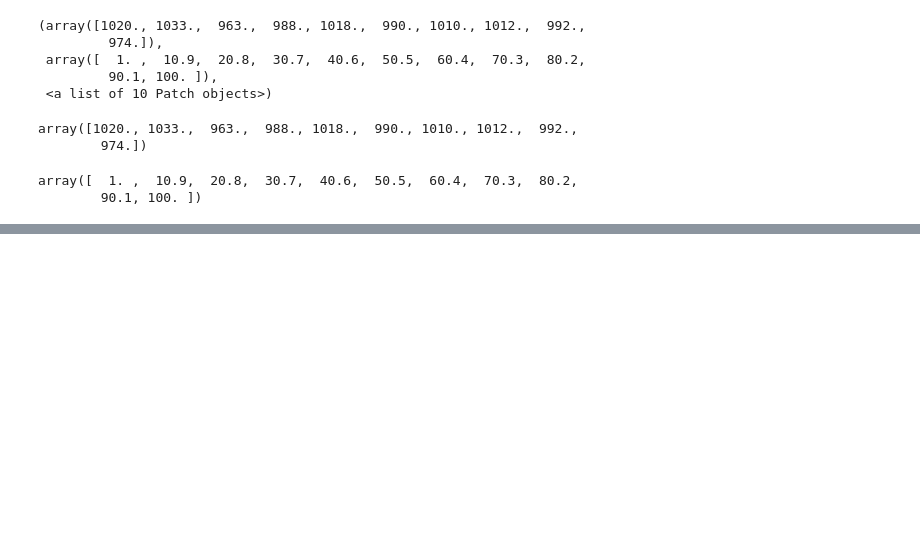
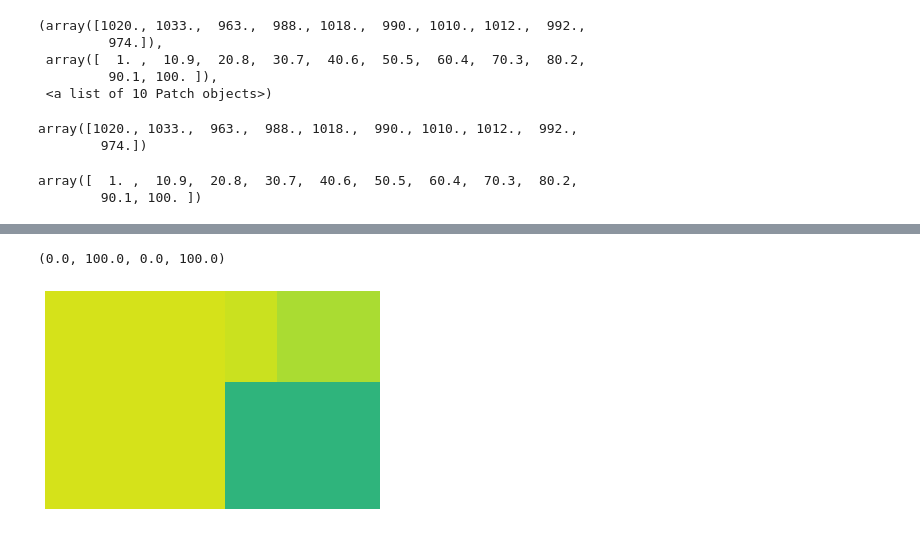
Before and after one commit to watcharapornn/data_viz_2022, a Jupyter notebook: DataViz04_Data_Comparison.ipynb, the cells around one changed output, grey strips where cells are left out. Cells and saved outputs as stored; diff of their text form; code cells hidden in the pictures; blank space fills up the shorter version.

```diff
--- a/DataViz04_Data_Comparison.ipynb
+++ b/DataViz04_Data_Comparison.ipynb
@@ -391,0 +422,8 @@ array([  1. ,  10.9,  20.8,  30.7,  40.6,  50.5,  60.4,  70.3,  80.2,
+# %%
+data = [500, 250, 60, 120]
+# %%
+squarify.plot(data)
+plt.axis('off')
+# %% [output]
+(0.0, 100.0, 0.0, 100.0)
+[figure, added]
```
Also changed, not shown: parts of 23 cells of this notebook.
